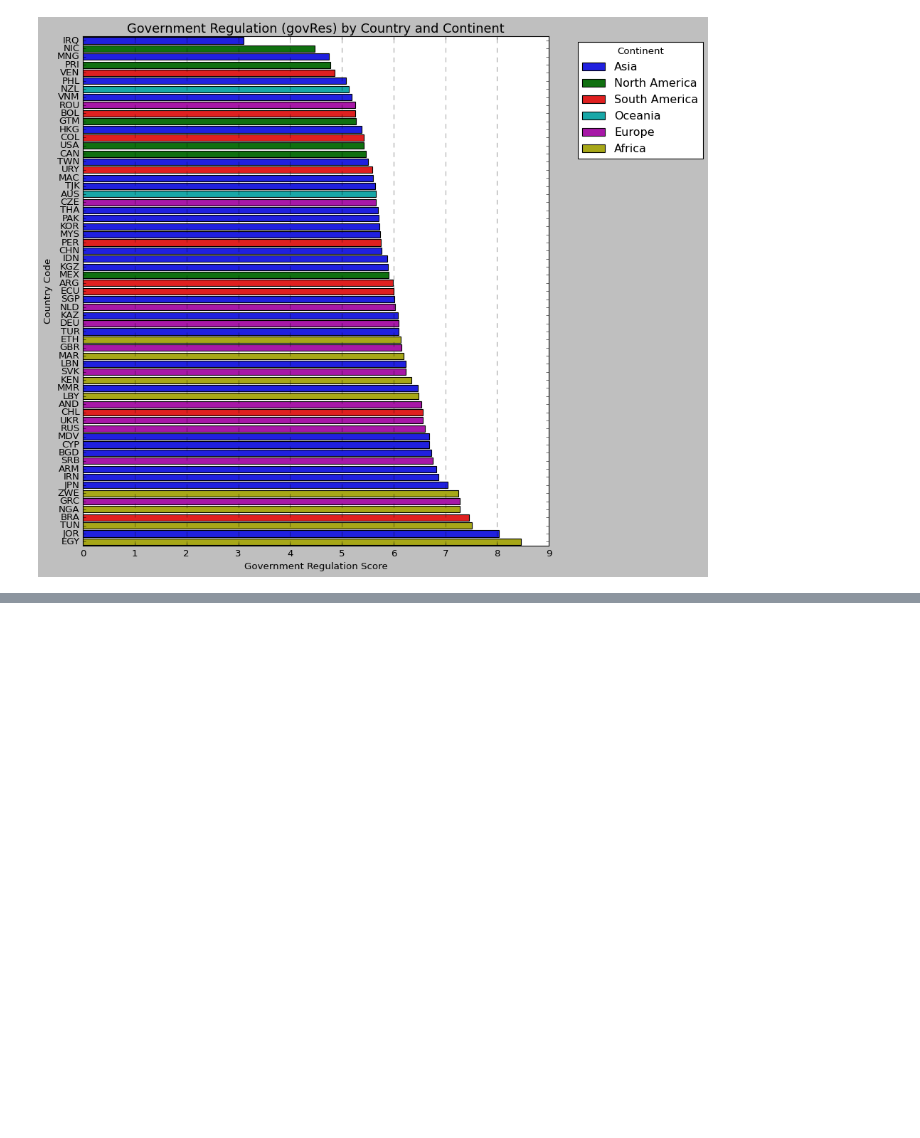
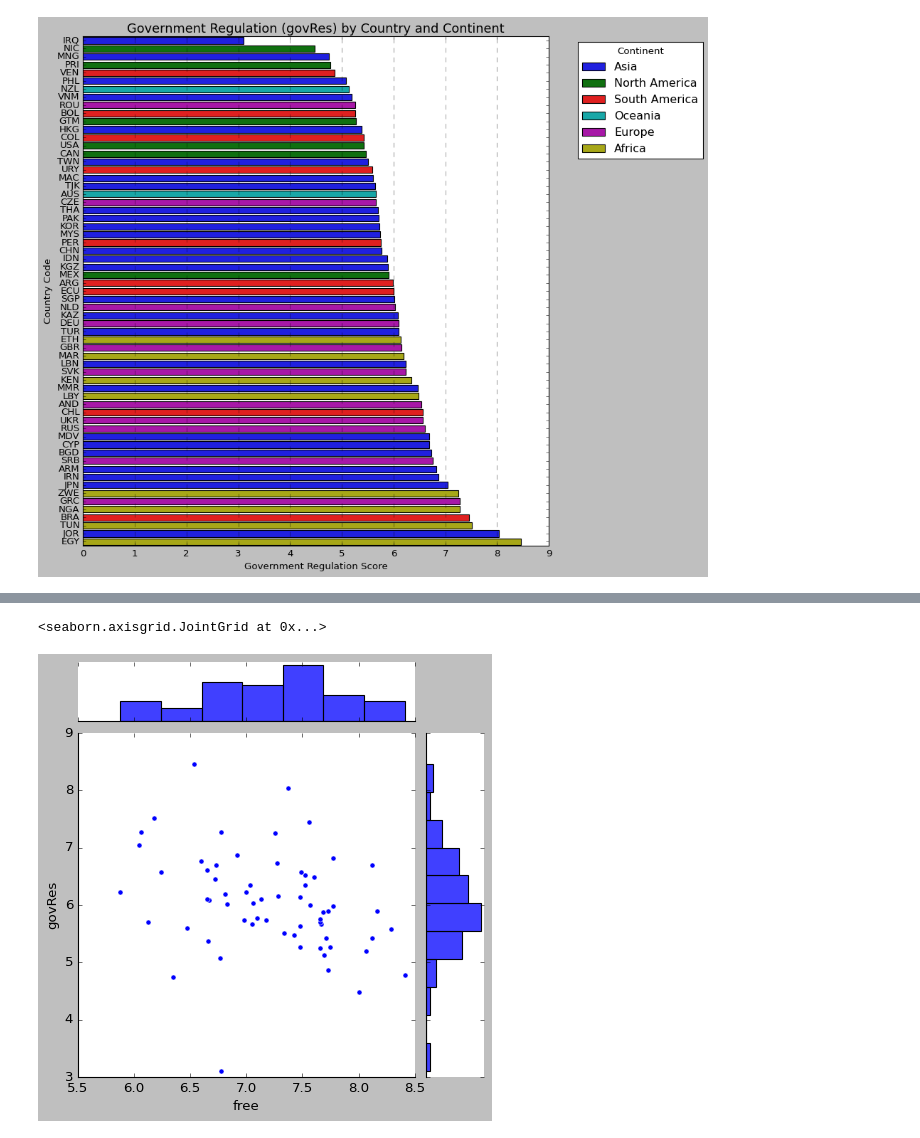
Before and after one commit to theaok/leonieAgency, a Jupyter notebook: leonieAgency.ipynb, the cells around one changed output, grey strips where cells are left out. Saved outputs shown, nothing was run; the diff lists cells and outputs as text; code cells hidden in the pictures; blank space fills up the shorter version.

```diff
--- a/leonieAgency.ipynb
+++ b/leonieAgency.ipynb
@@ -236,0 +273,5 @@ Text(0, 0.5, 'Country Code')
+# %%
+sns.jointplot(x ='free', y ='govRes', data = wvs_selected)
+# %% [output]
+<seaborn.axisgrid.JointGrid at 0x...>
+[figure, added]
```
Also changed, not shown: parts of 13 cells of this notebook.
